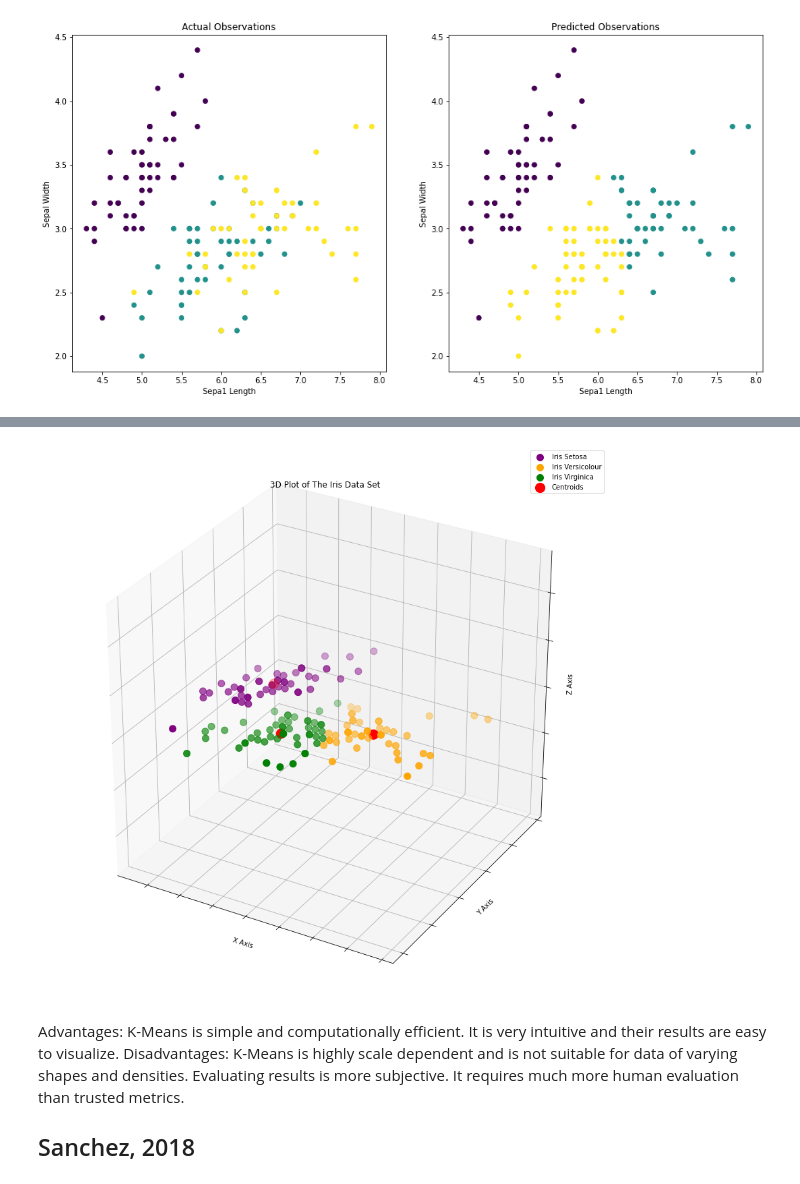
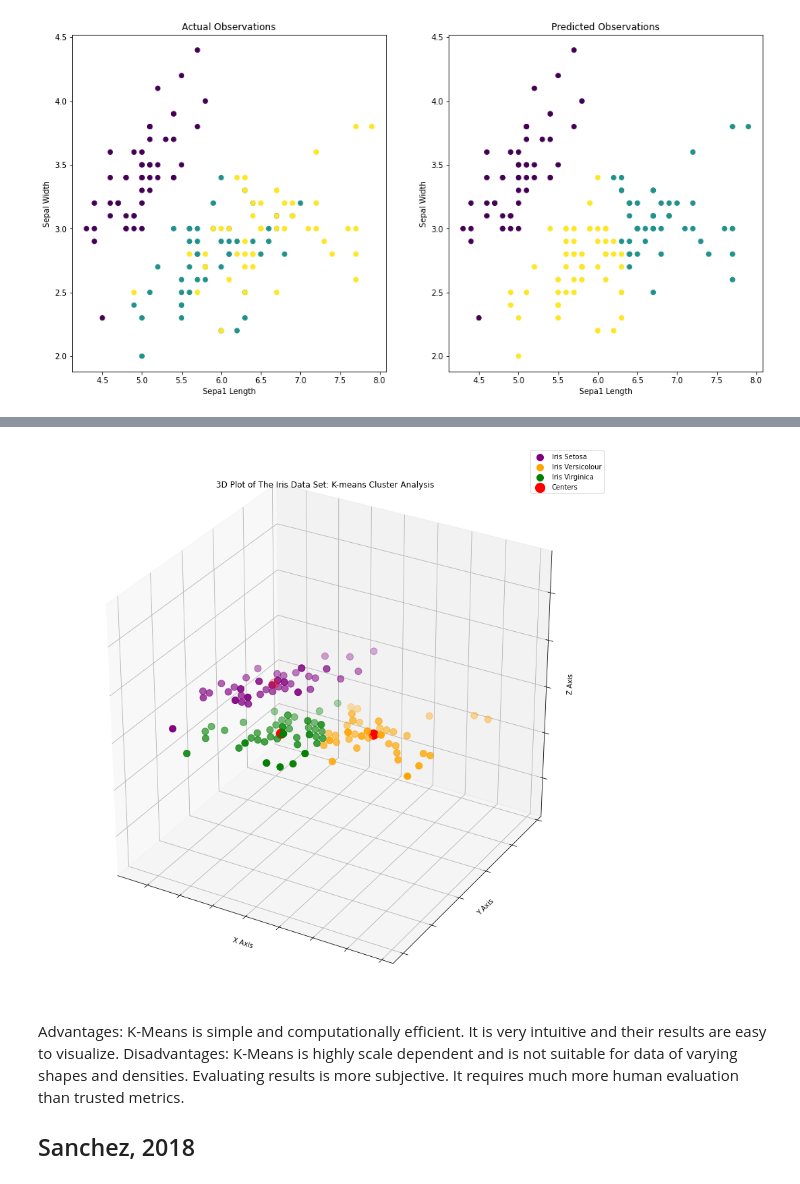
Before and after one commit to garycunningham89/machinelearning, a Jupyter notebook: tasks2020.ipynb, the cells around one changed output, grey strips where cells are left out. Cells and saved outputs as stored; diff of their text form; code cells hidden in the pictures.

```diff
--- a/tasks2020.ipynb
+++ b/tasks2020.ipynb
@@ -427,17 +486,19 @@ axes[1].set_title('Predicted Observations')
 Text(0.5, 1.0, 'Predicted Observations')
 [figure]
 # %%
-kmeans = KMeans(n_clusters = 3, init = 'k-means++', max_iter = 300, n_init = 10, random_state = 0)
+kmeans = KMeans(n_clusters = 3, init = 'k-means++', random_state = 0)
 y_kmeans = kmeans.fit_predict(X)
-fig, axes = plt.subplots(1, figsize=(12,8))
-#Visualising the clusters
+fig, axes = plt.subplots(1, figsize=(16,8))
+#Visualising the clusters, setting the size (s), colour (c) and labelling the axes as per the classifications of the Iris Dataset
 plt.scatter(X[y_kmeans == 0, 0], X[y_kmeans == 0, 1], s = 100, c = 'purple', label = 'Iris Setosa')
 plt.scatter(X[y_kmeans == 1, 0], X[y_kmeans == 1, 1], s = 100, c = 'teal', label = 'Iris Versicolour')
 plt.scatter(X[y_kmeans == 2, 0], X[y_kmeans == 2, 1], s = 100, c = 'yellow', label = 'Iris Virginica')
 
-#Plotting the centroids of the clusters
-plt.scatter(kmeans.cluster_centers_[:, 0], kmeans.cluster_centers_[:,1], s = 150, c = 'red', label = 'Centroids')
-
+#Plotting the centers from above into the graph, setting the size, colour and label
+plt.scatter(kmeans.cluster_centers_[:, 0], kmeans.cluster_centers_[:,1], s = 150, c = 'red', label = 'Centers')
+#adding title of graph
+plt.title('K-means Calculation of Irish Dataset showing 3 classifications and centers of the analysis')
+#plotting the legend outputting the labels
 plt.legend()
 # %% [output]
 <matplotlib.legend.Legend at 0x...>
@@ -445,26 +506,27 @@ plt.legend()
 # %%
 # 3d scatterplot using matplotlib
-
 fig = plt.figure(figsize = (15,15))
 ax = fig.add_subplot(111, projection='3d')
+#Visualising the clusters, setting the size (s), colour (c) and labelling the axes as per the classifications of the Iris Dataset
 plt.scatter(X[y_kmeans == 0, 0], X[y_kmeans == 0, 1], s = 100, c = 'purple', label = 'Iris Setosa')
 plt.scatter(X[y_kmeans == 1, 0], X[y_kmeans == 1, 1], s = 100, c = 'orange', label = 'Iris Versicolour')
 plt.scatter(X[y_kmeans == 2, 0], X[y_kmeans == 2, 1], s = 100, c = 'green', label = 'Iris Virginica')
-plt.scatter(kmeans.cluster_centers_[:, 0], kmeans.cluster_centers_[:,1], s = 200, c = 'red', label = 'Centroids')
-
-#Plotting the centroids of the clusters
-ax.set_title("3D Plot of The Iris Data Set")
+#Plotting the centers from above into the graph, setting the size, colour and label
+plt.scatter(kmeans.cluster_centers_[:, 0], kmeans.cluster_centers_[:,1], s = 200, c = 'red', label = 'Centers')
+#adding title of graph
+ax.set_title("3D Plot of The Iris Data Set: K-means Cluster Analysis")
+#setting axes and their labels for 3d Output
 ax.set_xlabel("X Axis")
 ax.w_xaxis.set_ticklabels([])
 ax.set_ylabel("Y Axis")
 ax.w_yaxis.set_ticklabels([])
 ax.set_zlabel("Z Axis")
 ax.w_zaxis.set_ticklabels([])
-
+#plotting the legend outputting the labels
 plt.legend()
 plt.show()
 # %% [output]
-[figure, old version]
+[figure, new version]
 # %% [markdown]
 Advantages:
 K-Means is simple and computationally efficient.
```
Also changed, not shown: parts of 23 cells of this notebook.
